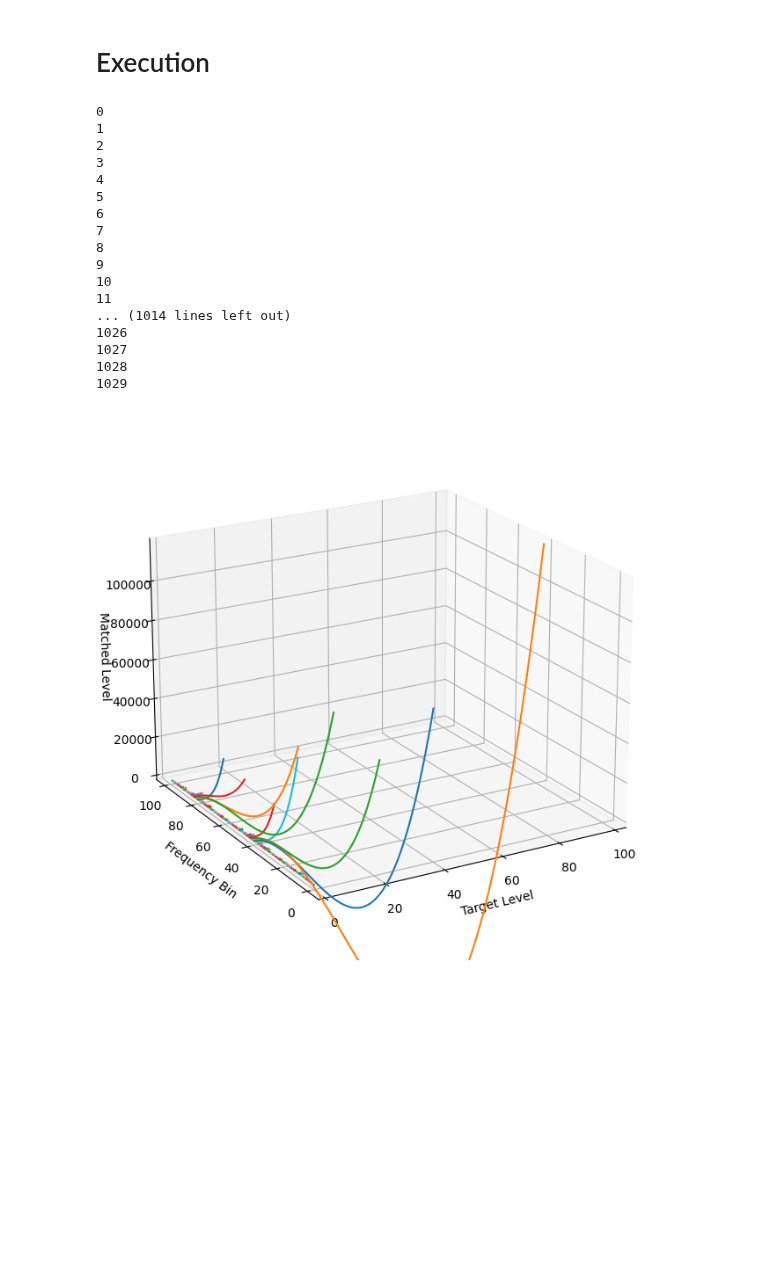
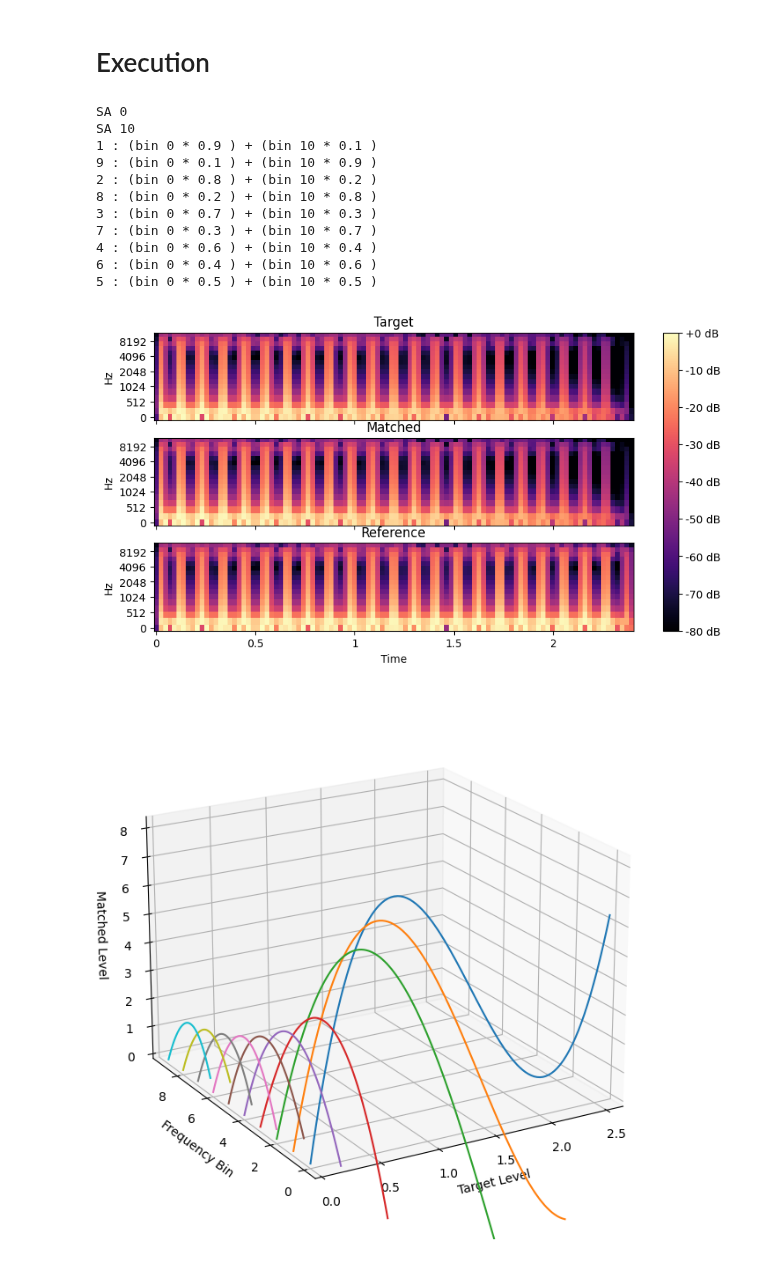
Before and after one commit to Mrozinskikj/MSci-Project, a Jupyter notebook: Matching.ipynb, the cells around one changed output. Cells and saved outputs as stored; diff of their text form; code cells hidden in the pictures; blank space fills up the shorter version.

Commit message:
block-based matching

```diff
--- a/Matching.ipynb
+++ b/Matching.ipynb
@@ -370,27 +385,3 @@ def plotModifiers(coeffs):
     ax.set_xlabel("Target Level")
     ax.view_init(20,-120)
     plt.show()
-# %%
-def match(tAudio,rAudio,dynamicBins,order,searchSize,limit=None,plot=False):
-    mAudio = {"STFT":np.zeros_like(tAudio["STFT"]),"sampleRate":tAudio["sampleRate"]}
-    coeffs = []
-
-    jump = 10
-    bins= len(mAudio["STFT"])
-    print("0")
-    for block in range(math.ceil(bins/jump)):
-        for subblock in range(jump):
-            print(1+(block*jump)+subblock)
-
-    for i in range(len(mAudio["STFT"])):
-        if(limit!=None and i<limit):
-            tSlice = tAudio["STFT"][i,:]
-            rSlice = rAudio["STFT"][i,:]
-
-            coeff=findMin(tSlice,rSlice,dynamicBins,order,searchSize)
-            mAudio["STFT"][i,:] = warp(tSlice,coeff)
-            coeffs.append({"coeff":coeff,"max":max(np.abs(tSlice))})
-
-    if(plot):
-        plotModifiers(coeffs)
-    return coeffs
@@ -404,48 +454,44 @@ figScale = 1
 # %%
 tAudio, rAudio = importAudio(target="tonequiet.wav",reference="toneloud.wav", output=False)
 
-coeffs = match(tAudio,rAudio,dynamicBins=64,order=3,searchSize=100,limit=100,plot=True)
+plotSpectrogram(tAudio, tAudio, rAudio)
+coeffs = match(tAudio,rAudio,dynamicBins=64,order=3,searchSize=100,jump=10,plot=True,plotRange=(0,10))
 
-tSlice = tAudio["STFT"][100,:]
-rSlice = rAudio["STFT"][100,:]
+#tSlice = tAudio["STFT"][100,:]
+#rSlice = rAudio["STFT"][100,:]
 #findMin(tSlice,rSlice,dynamicBins=64,order=3,searchSize=100,plot=True)
 
 #tSlice = tAudio["STFT"][100,:]
 #mSlice1 = warp(np.abs(tSlice), [-1])
 #mSlice2 = warp(np.abs(tSlice), [1])
 #mSlice1==mSlice2
 
 #plotDynamics(tAudio["STFT"][100,:],rAudio["STFT"][100,:],[-18.73538423,64.65852413,-67.87420381,],64)
 #plotDynamics(tAudio["STFT"][100,:],rAudio["STFT"][100,:],[18.73538423,-64.65852413,67.87420381,],64)
 
 
 #np.abs(tAudio["STFT"][100,5]*-10)
 
 #tAudio, rAudio = importAudio(target="audio_mono.wav",reference="audio2_mono.wav", output=True)
 
 #[-67.87420381,64.65852413,-18.73538423,0]
 
 #mAudio = EQMatching(tAudio,rAudio,smoothing=100, plot=True)
 
-#plotSpectrogram(tAudio, tAudio, rAudio)
+
 
 #exportAudio(tAudio, mAudio, rAudio)
 # %% [output]
-0
-1
-2
-3
-4
-5
-6
-7
-8
-9
-10
-11
-... (1014 lines left out)
-1026
-1027
-1028
-1029
+SA 0
+SA 10
+1 : (bin 0 * 0.9 ) + (bin 10 * 0.1 )
+9 : (bin 0 * 0.1 ) + (bin 10 * 0.9 )
+2 : (bin 0 * 0.8 ) + (bin 10 * 0.2 )
+8 : (bin 0 * 0.2 ) + (bin 10 * 0.8 )
+3 : (bin 0 * 0.7 ) + (bin 10 * 0.3 )
+7 : (bin 0 * 0.3 ) + (bin 10 * 0.7 )
+4 : (bin 0 * 0.6 ) + (bin 10 * 0.4 )
+6 : (bin 0 * 0.4 ) + (bin 10 * 0.6 )
+5 : (bin 0 * 0.5 ) + (bin 10 * 0.5 )
-[figure, old version]
+[figure, new version]
+[figure, added]
```
Also changed, not shown: parts of 4 cells of this notebook.
